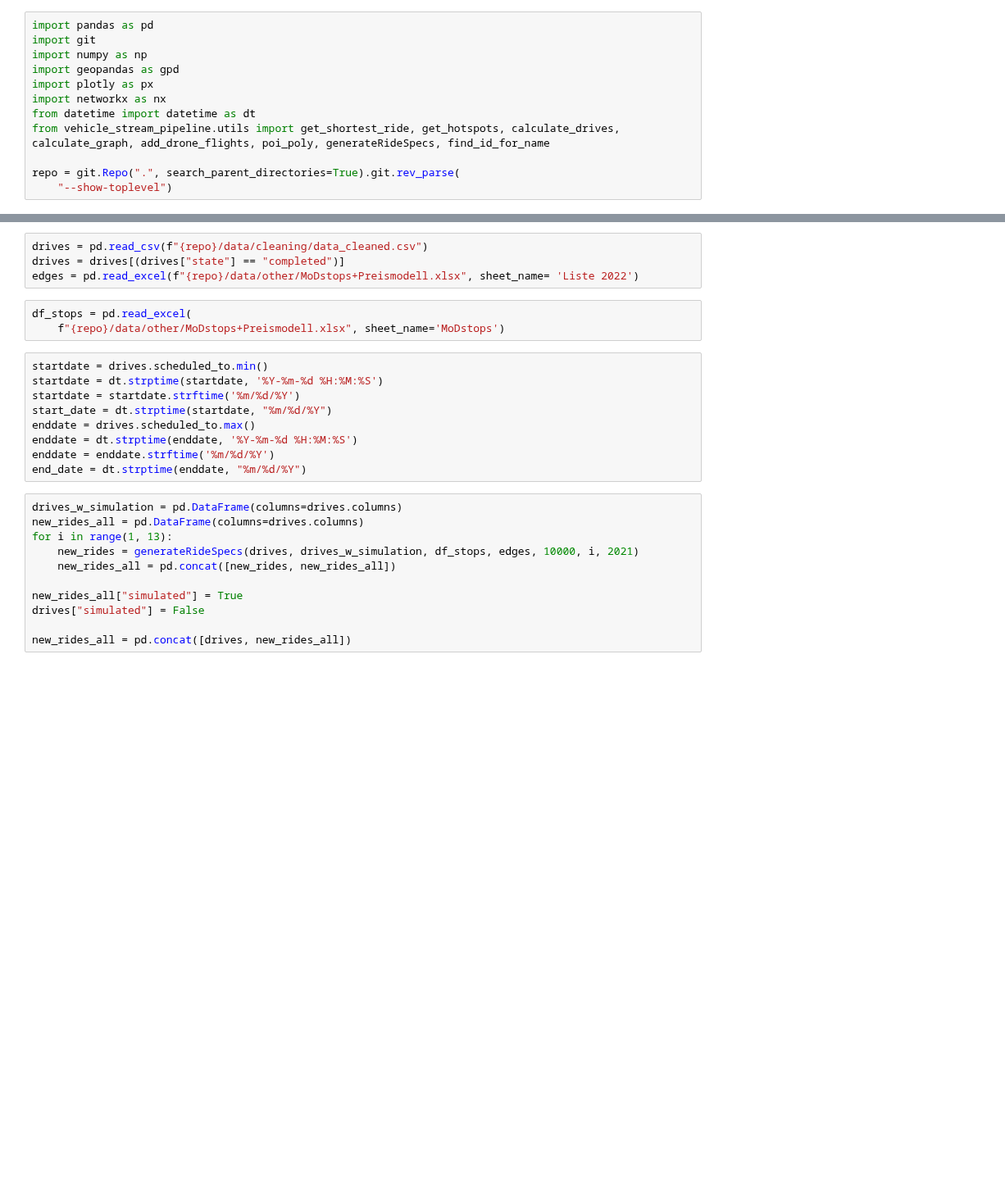
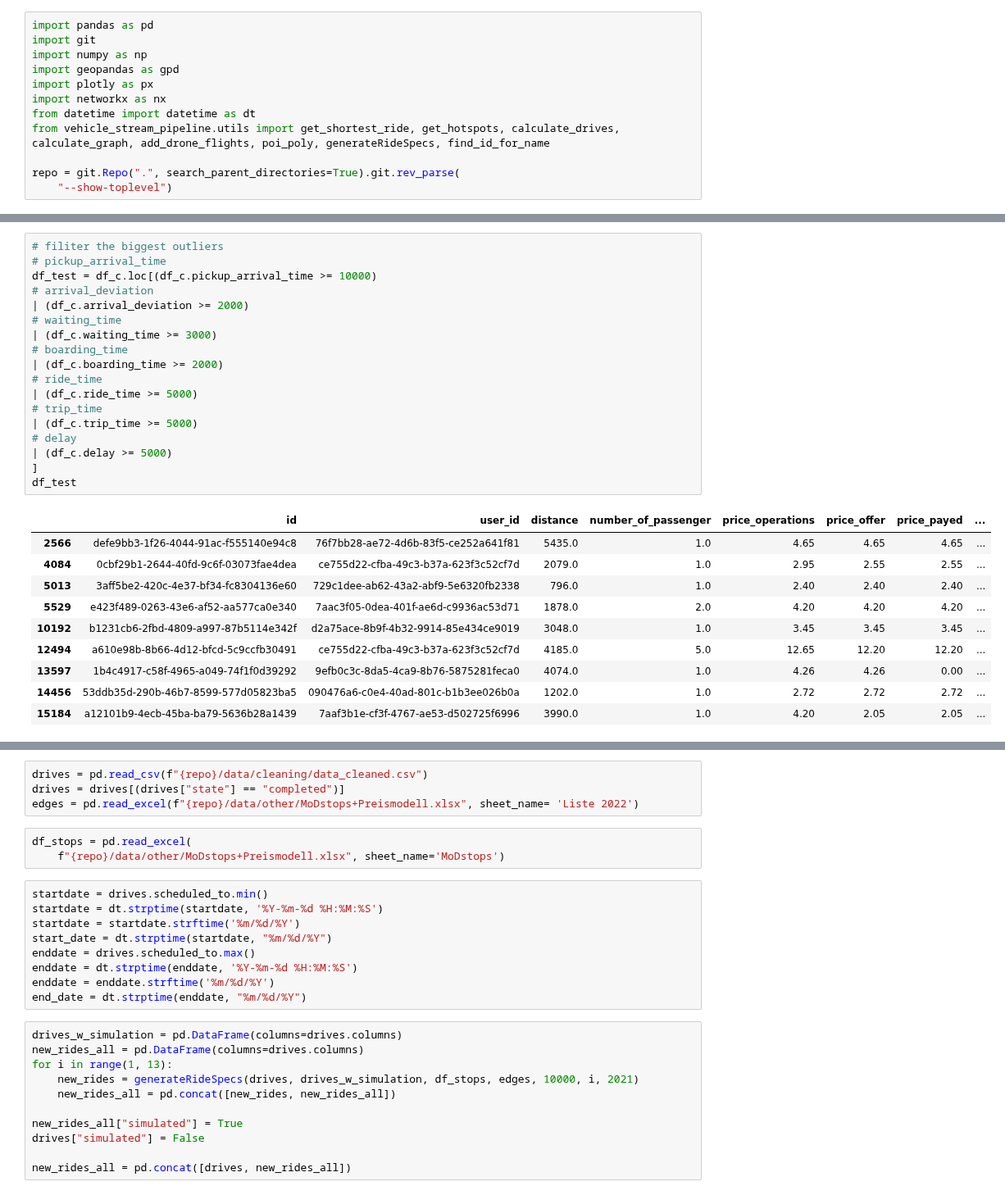
Before and after one commit to Lukas-Dierkes/vehicle-stream-team-project, a Jupyter notebook: vehicle_stream_pipeline/playground.ipynb, the cells around one changed output, grey strips where cells are left out. Shown at 82% size. Cells and saved outputs as stored; diff of their text form; blank space fills up the shorter version.

```diff
--- a/vehicle_stream_pipeline/playground.ipynb
+++ b/vehicle_stream_pipeline/playground.ipynb
@@ -12,0 +122,29 @@ repo = git.Repo(".", search_parent_directories=True).git.rev_parse(
+# %%
+# filiter the biggest outliers
+# pickup_arrival_time
+df_test = df_c.loc[(df_c.pickup_arrival_time >= 10000)
+# arrival_deviation
+| (df_c.arrival_deviation >= 2000)
+# waiting_time
+| (df_c.waiting_time >= 3000)
+# boarding_time
+| (df_c.boarding_time >= 2000)
+# ride_time
+| (df_c.ride_time >= 5000)
+# trip_time
+| (df_c.trip_time >= 5000)
+# delay
+| (df_c.delay >= 5000)
+]
+df_test
+# %% [output]
+|  | id | user_id | distance | number_of_passenger | price_operations | price_offer | price_payed | ... |
+| 2566 | defe9bb3-1f26-4044-91ac-f555140e94c8 | 76f7bb28-ae72-4d6b-83f5-ce252a641f81 | 5435.0 | 1.0 | 4.65 | 4.65 | 4.65 | ... |
+| 4084 | 0cbf29b1-2644-40fd-9c6f-03073fae4dea | ce755d22-cfba-49c3-b37a-623f3c52cf7d | 2079.0 | 1.0 | 2.95 | 2.55 | 2.55 | ... |
+| 5013 | 3aff5be2-420c-4e37-bf34-fc8304136e60 | 729c1dee-ab62-43a2-abf9-5e6320fb2338 | 796.0 | 1.0 | 2.40 | 2.40 | 2.40 | ... |
+| 5529 | e423f489-0263-43e6-af52-aa577ca0e340 | 7aac3f05-0dea-401f-ae6d-c9936ac53d71 | 1878.0 | 2.0 | 4.20 | 4.20 | 4.20 | ... |
+| 10192 | b1231cb6-2fbd-4809-a997-87b5114e342f | d2a75ace-8b9f-4b32-9914-85e434ce9019 | 3048.0 | 1.0 | 3.45 | 3.45 | 3.45 | ... |
+| 12494 | a610e98b-8b66-4d12-bfcd-5c9ccfb30491 | ce755d22-cfba-49c3-b37a-623f3c52cf7d | 4185.0 | 5.0 | 12.65 | 12.20 | 12.20 | ... |
+| 13597 | 1b4c4917-c58f-4965-a049-74f1f0d39292 | 9efb0c3c-8da5-4ca9-8b76-5875281feca0 | 4074.0 | 1.0 | 4.26 | 4.26 | 0.00 | ... |
+| 14456 | 53ddb35d-290b-46b7-8599-577d05823ba5 | 090476a6-c0e4-40ad-801c-b1b3ee026b0a | 1202.0 | 1.0 | 2.72 | 2.72 | 2.72 | ... |
+| 15184 | a12101b9-4ecb-45ba-ba79-5636b28a1439 | 7aaf3b1e-cf3f-4767-ae53-d502725f6996 | 3990.0 | 1.0 | 4.20 | 2.05 | 2.05 | ... |
```
Also changed, not shown: parts of 29 cells of this notebook.
